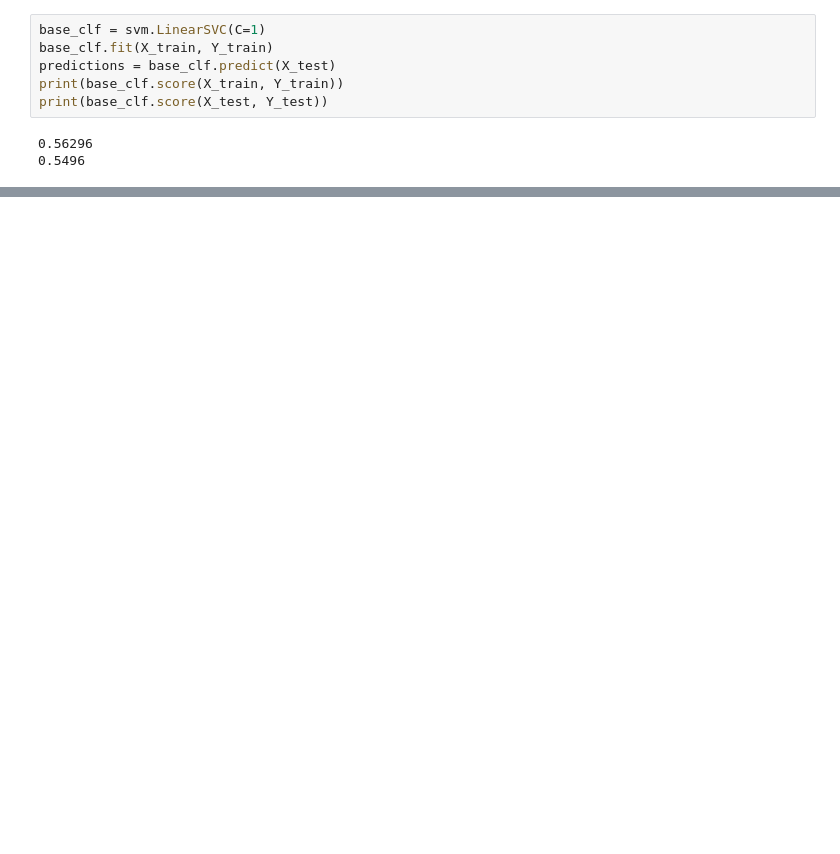
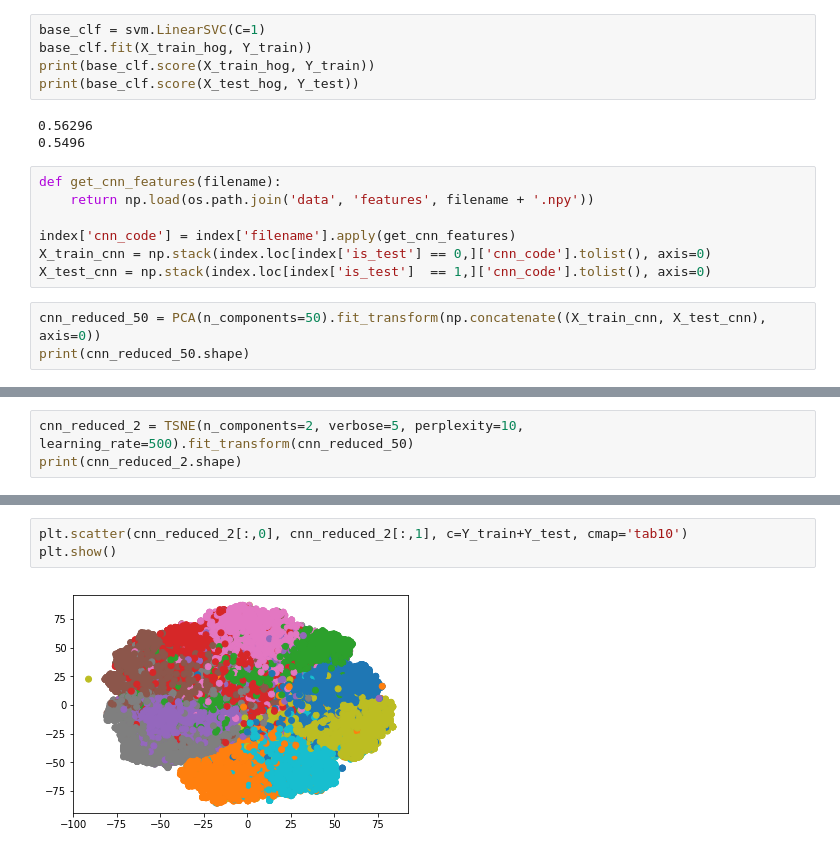
Before and after one commit to plubon/cifar10-transfer-learning, a Jupyter notebook: main.ipynb, the cells around one changed output, grey strips where cells are left out. Saved outputs shown, nothing was run; the diff lists cells and outputs as text; blank space fills up the shorter version.

```diff
--- a/main.ipynb
+++ b/main.ipynb
@@ -40,10 +43,19 @@ print(X_train.shape)
 (50000, 324)
 # %%
 base_clf = svm.LinearSVC(C=1)
-base_clf.fit(X_train, Y_train)
-predictions = base_clf.predict(X_test)
-print(base_clf.score(X_train, Y_train))
-print(base_clf.score(X_test, Y_test))
+base_clf.fit(X_train_hog, Y_train))
+print(base_clf.score(X_train_hog, Y_train))
+print(base_clf.score(X_test_hog, Y_test))
 # %% [output]
 0.56296
 0.5496
+# %%
+def get_cnn_features(filename):
+    return np.load(os.path.join('data', 'features', filename + '.npy'))
+
+index['cnn_code'] = index['filename'].apply(get_cnn_features)
+X_train_cnn = np.stack(index.loc[index['is_test'] == 0,]['cnn_code'].tolist(), axis=0)
+X_test_cnn = np.stack(index.loc[index['is_test']  == 1,]['cnn_code'].tolist(), axis=0)
+# %%
+cnn_reduced_50 = PCA(n_components=50).fit_transform(np.concatenate((X_train_cnn, X_test_cnn), axis=0))
+print(cnn_reduced_50.shape)
@@ -49,0 +64,3 @@ print(base_clf.score(X_test, Y_test))
+# %%
+cnn_reduced_2 = TSNE(n_components=2, verbose=5, perplexity=10, learning_rate=500).fit_transform(cnn_reduced_50)
+print(cnn_reduced_2.shape)
@@ -49,0 +85,5 @@ print(base_clf.score(X_test, Y_test))
+# %%
+plt.scatter(cnn_reduced_2[:,0], cnn_reduced_2[:,1], c=Y_train+Y_test, cmap='tab10')
+plt.show()
+# %% [output]
+[figure, added]
```
Also changed, not shown: parts of 10 cells of this notebook.
